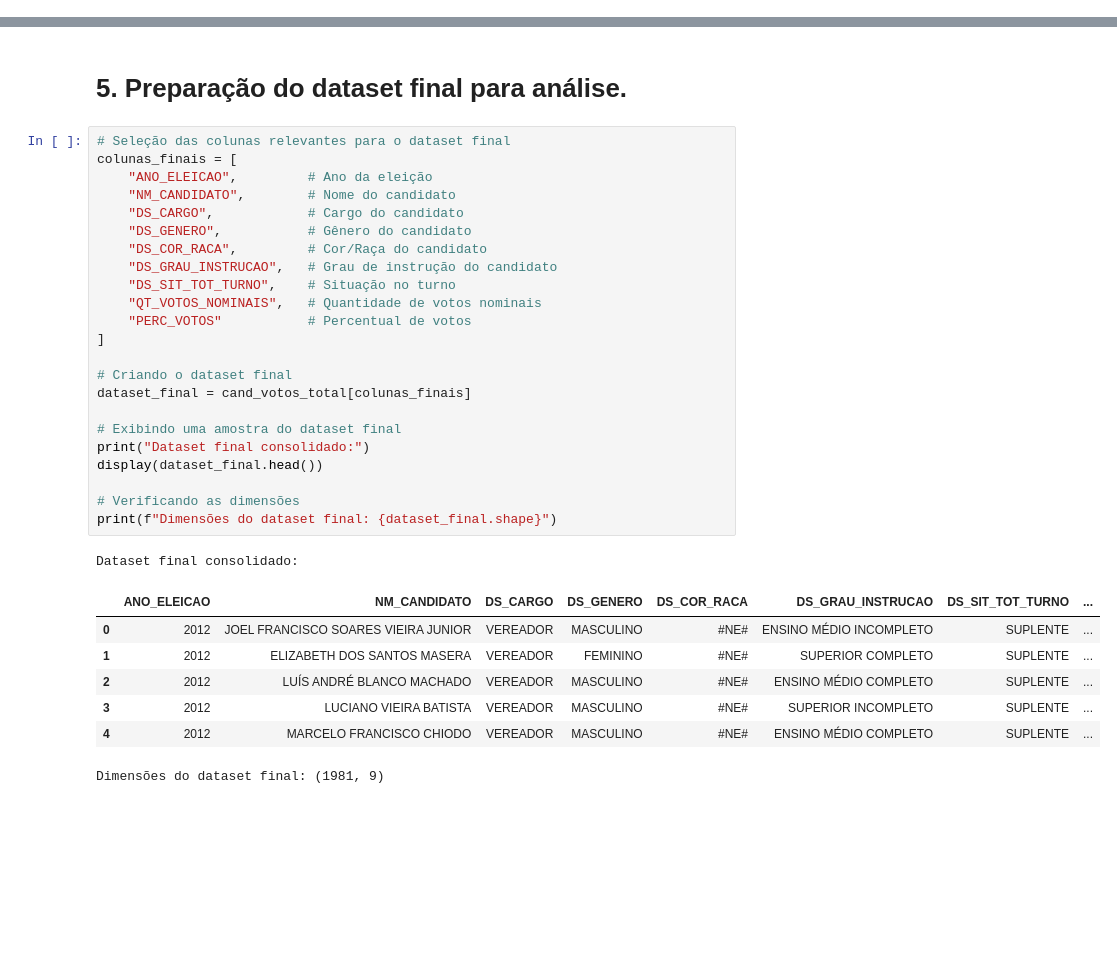
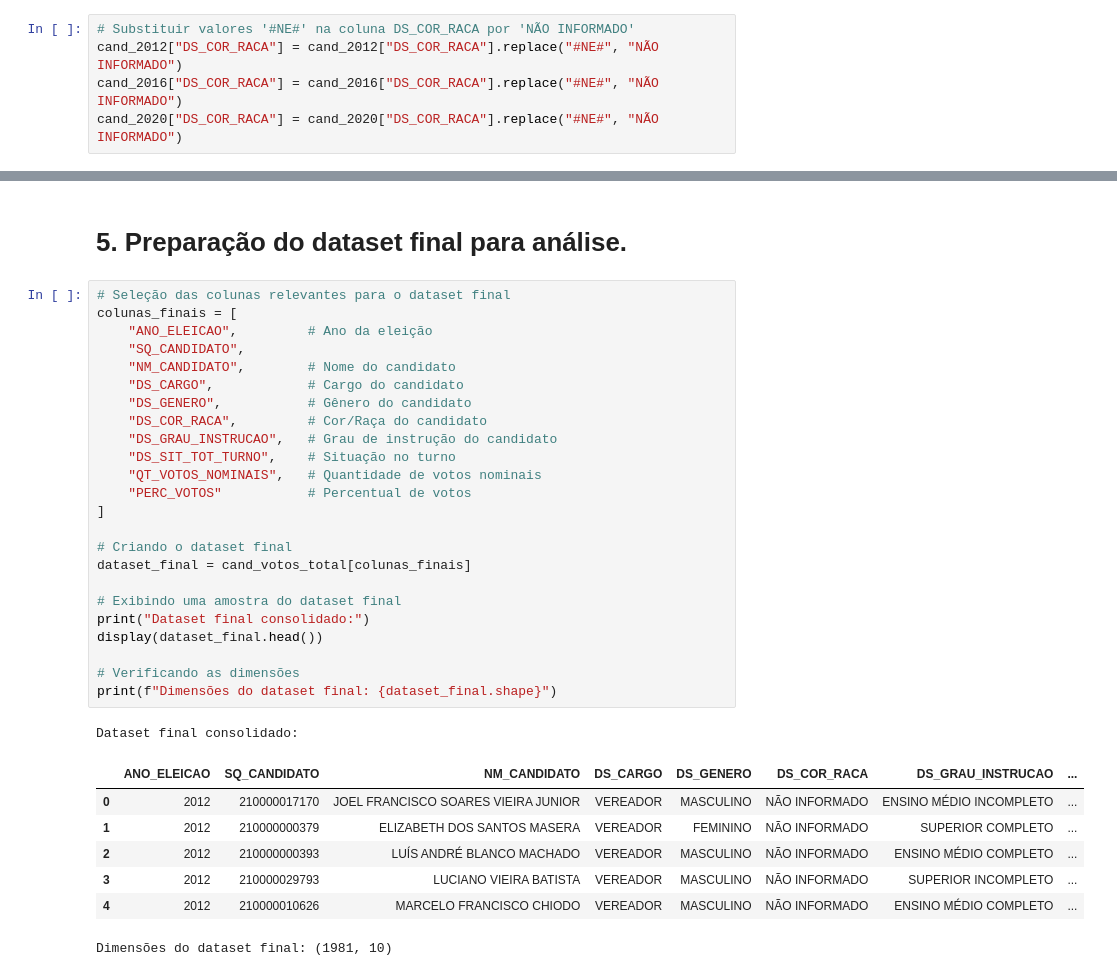
Before and after one commit to aliccestari/TF-coleta-dados, a Jupyter notebook: notebook_inicial.ipynb, the cells around one changed output, grey strips where cells are left out. Saved outputs shown, nothing was run; the diff lists cells and outputs as text; blank space fills up the shorter version.

```diff
--- a/notebook_inicial.ipynb
+++ b/notebook_inicial.ipynb
@@ -251,6 +251,11 @@ dtype: int64
 
 Após remoção de valores nulos, dimensões: (33611, 13)
 ==================================================
+# %%
+# Substituir valores '#NE#' na coluna DS_COR_RACA por 'NÃO INFORMADO'
+cand_2012["DS_COR_RACA"] = cand_2012["DS_COR_RACA"].replace("#NE#", "NÃO INFORMADO")
+cand_2016["DS_COR_RACA"] = cand_2016["DS_COR_RACA"].replace("#NE#", "NÃO INFORMADO")
+cand_2020["DS_COR_RACA"] = cand_2020["DS_COR_RACA"].replace("#NE#", "NÃO INFORMADO")
 # %%
 # Função para verificar e corrigir valores negativos em um DataFrame
 def tratar_valores_negativos(dataset, nome, colunas_essenciais):
@@ -644,32 +649,33 @@ plt.show()
 # %%
 # Seleção das colunas relevantes para o dataset final
 colunas_finais = [
     "ANO_ELEICAO",         # Ano da eleição
+    "SQ_CANDIDATO",
     "NM_CANDIDATO",        # Nome do candidato
     "DS_CARGO",            # Cargo do candidato
     "DS_GENERO",           # Gênero do candidato
     "DS_COR_RACA",         # Cor/Raça do candidato
     "DS_GRAU_INSTRUCAO",   # Grau de instrução do candidato
     "DS_SIT_TOT_TURNO",    # Situação no turno
     "QT_VOTOS_NOMINAIS",   # Quantidade de votos nominais
     "PERC_VOTOS"           # Percentual de votos
 ]
 
 # Criando o dataset final
 dataset_final = cand_votos_total[colunas_finais]
 
 # Exibindo uma amostra do dataset final
 print("Dataset final consolidado:")
 display(dataset_final.head())
 
 # Verificando as dimensões
 print(f"Dimensões do dataset final: {dataset_final.shape}")
 # %% [output]
 Dataset final consolidado:
-|  | ANO_ELEICAO | NM_CANDIDATO | DS_CARGO | DS_GENERO | DS_COR_RACA | DS_GRAU_INSTRUCAO | DS_SIT_TOT_TURNO | ... |
-| 0 | 2012 | JOEL FRANCISCO SOARES VIEIRA JUNIOR | VEREADOR | MASCULINO | #NE# | ENSINO MÉDIO INCOMPLETO | SUPLENTE | ... |
-| 1 | 2012 | ELIZABETH DOS SANTOS MASERA | VEREADOR | FEMININO | #NE# | SUPERIOR COMPLETO | SUPLENTE | ... |
-| 2 | 2012 | LUÍS ANDRÉ BLANCO MACHADO | VEREADOR | MASCULINO | #NE# | ENSINO MÉDIO COMPLETO | SUPLENTE | ... |
-| 3 | 2012 | LUCIANO VIEIRA BATISTA | VEREADOR | MASCULINO | #NE# | SUPERIOR INCOMPLETO | SUPLENTE | ... |
-| 4 | 2012 | MARCELO FRANCISCO CHIODO | VEREADOR | MASCULINO | #NE# | ENSINO MÉDIO COMPLETO | SUPLENTE | ... |
+|  | ANO_ELEICAO | SQ_CANDIDATO | NM_CANDIDATO | DS_CARGO | DS_GENERO | DS_COR_RACA | DS_GRAU_INSTRUCAO | ... |
+| 0 | 2012 | 210000017170 | JOEL FRANCISCO SOARES VIEIRA JUNIOR | VEREADOR | MASCULINO | NÃO INFORMADO | ENSINO MÉDIO INCOMPLETO | ... |
+| 1 | 2012 | 210000000379 | ELIZABETH DOS SANTOS MASERA | VEREADOR | FEMININO | NÃO INFORMADO | SUPERIOR COMPLETO | ... |
+| 2 | 2012 | 210000000393 | LUÍS ANDRÉ BLANCO MACHADO | VEREADOR | MASCULINO | NÃO INFORMADO | ENSINO MÉDIO COMPLETO | ... |
+| 3 | 2012 | 210000029793 | LUCIANO VIEIRA BATISTA | VEREADOR | MASCULINO | NÃO INFORMADO | SUPERIOR INCOMPLETO | ... |
+| 4 | 2012 | 210000010626 | MARCELO FRANCISCO CHIODO | VEREADOR | MASCULINO | NÃO INFORMADO | ENSINO MÉDIO COMPLETO | ... |
-Dimensões do dataset final: (1981, 9)
+Dimensões do dataset final: (1981, 10)
```
Also changed, not shown: parts of 5 cells of this notebook, 2 other files.
